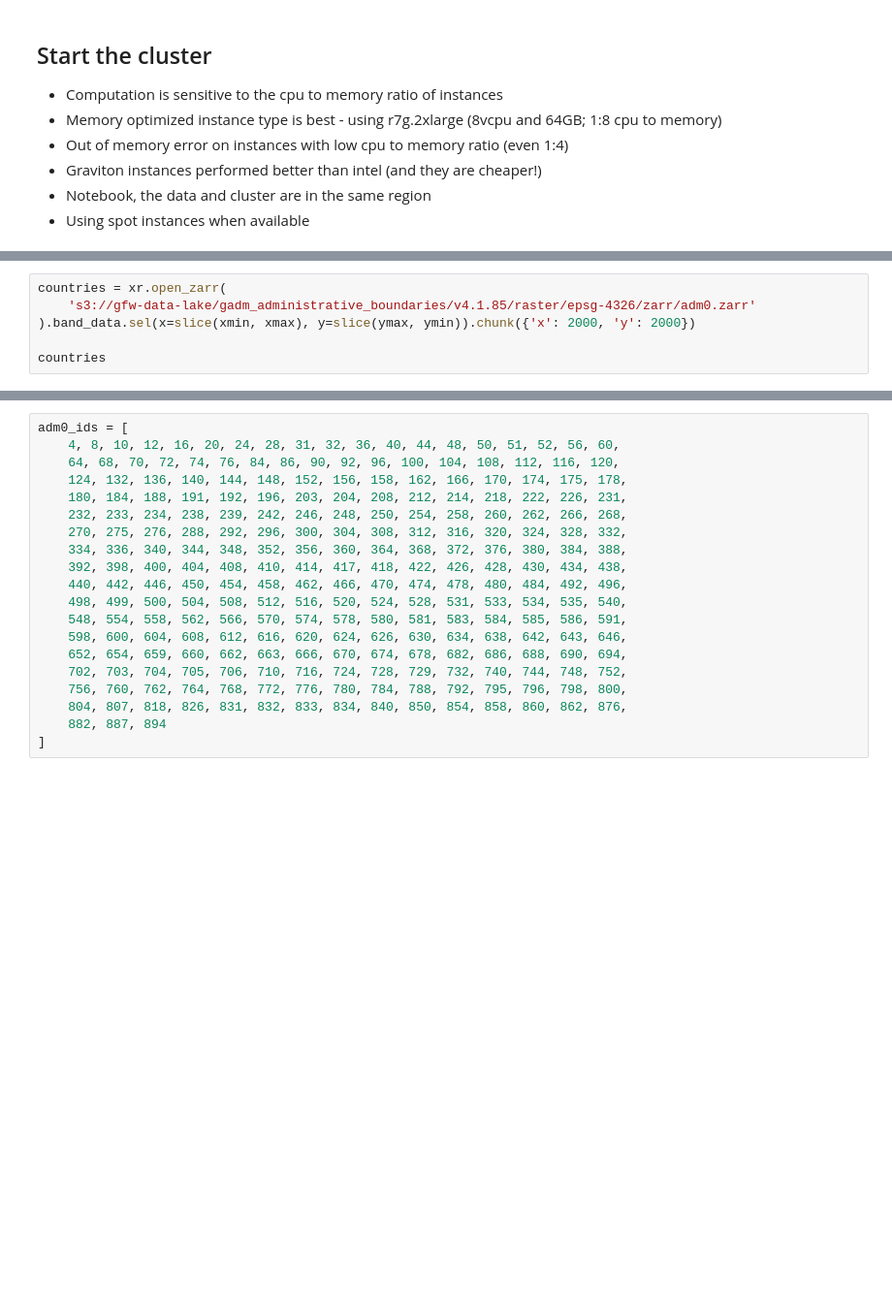
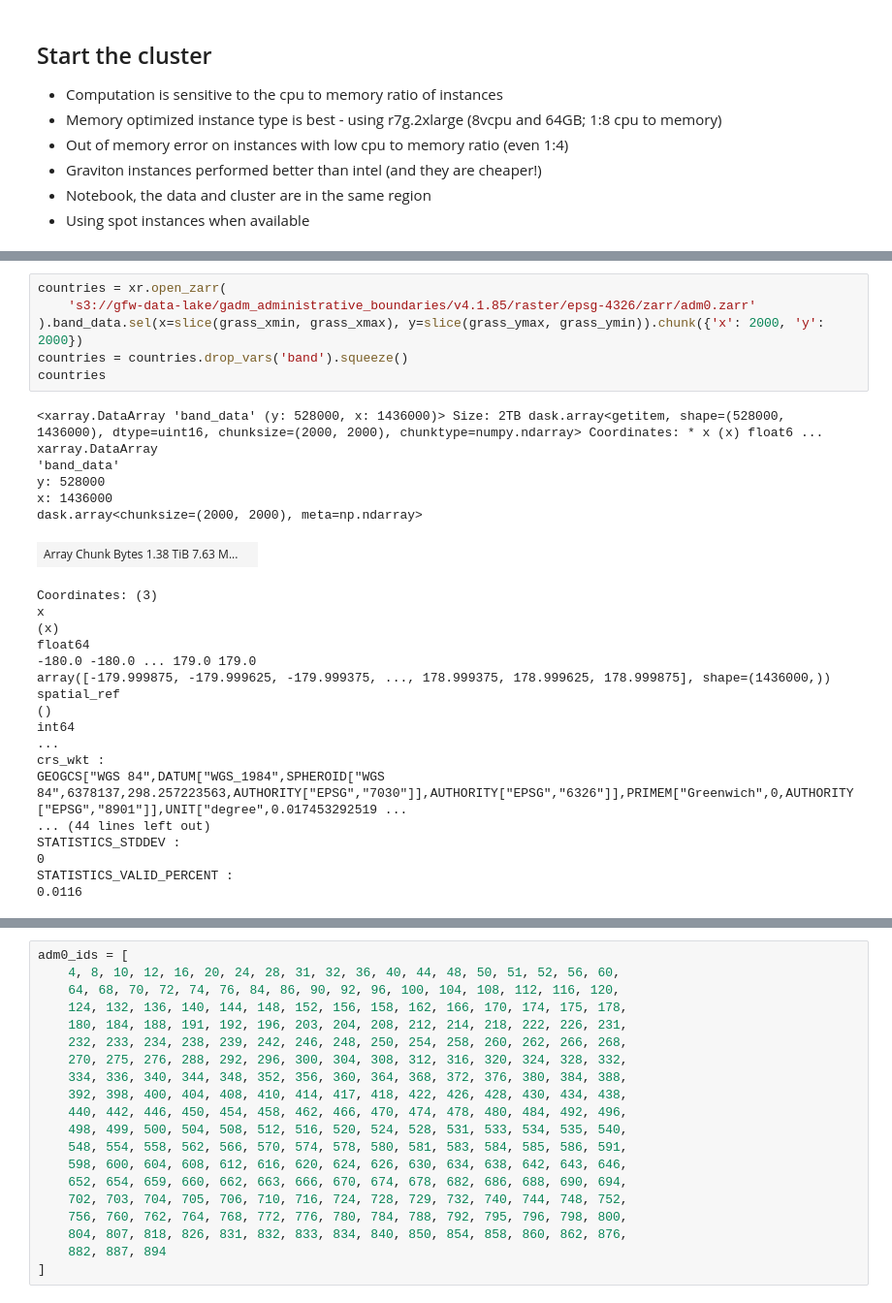
Before and after one commit to wri/project-zeno-data-infra, a Jupyter notebook: notebooks/grasslands_areas_gadm_2000-2022.ipynb, the cells around one changed output, grey strips where cells are left out. Shown at 97% size. Saved outputs shown, nothing was run; the diff lists cells and outputs as text; blank space fills up the shorter version.

```diff
--- a/notebooks/grasslands_areas_gadm_2000-2022.ipynb
+++ b/notebooks/grasslands_areas_gadm_2000-2022.ipynb
@@ -106,9 +126,34 @@ Area
 # %%
 countries = xr.open_zarr(
     's3://gfw-data-lake/gadm_administrative_boundaries/v4.1.85/raster/epsg-4326/zarr/adm0.zarr'
-).band_data.sel(x=slice(xmin, xmax), y=slice(ymax, ymin)).chunk({'x': 2000, 'y': 2000})
-
+).band_data.sel(x=slice(grass_xmin, grass_xmax), y=slice(grass_ymax, grass_ymin)).chunk({'x': 2000, 'y': 2000})
+countries = countries.drop_vars('band').squeeze()
 countries
+# %% [output]
+<xarray.DataArray 'band_data' (y: 528000, x: 1436000)> Size: 2TB dask.array<getitem, shape=(528000, 1436000), dtype=uint16, chunksize=(2000, 2000), chunktype=numpy.ndarray> Coordinates: * x (x) float6 ...
+xarray.DataArray
+'band_data'
+y: 528000
+x: 1436000
+dask.array<chunksize=(2000, 2000), meta=np.ndarray>
+| Array Chunk Bytes 1.38 TiB 7.63 M... |  |
+Coordinates: (3)
+x
+(x)
+float64
+-180.0 -180.0 ... 179.0 179.0
+array([-179.999875, -179.999625, -179.999375, ..., 178.999375, 178.999625, 178.999875], shape=(1436000,))
+spatial_ref
+()
+int64
+...
+crs_wkt :
+GEOGCS["WGS 84",DATUM["WGS_1984",SPHEROID["WGS 84",6378137,298.257223563,AUTHORITY["EPSG","7030"]],AUTHORITY["EPSG","6326"]],PRIMEM["Greenwich",0,AUTHORITY["EPSG","8901"]],UNIT["degree",0.017453292519 ...
+... (44 lines left out)
+STATISTICS_STDDEV :
+0
+STATISTICS_VALID_PERCENT :
+0.0116
 # %%
 regions = xr.open_zarr(
     's3://gfw-data-lake/gadm_administrative_boundaries/v4.1.85/raster/epsg-4326/zarr/adm1.zarr'
```
Also changed, not shown: parts of 18 cells of this notebook, 4 other files.
